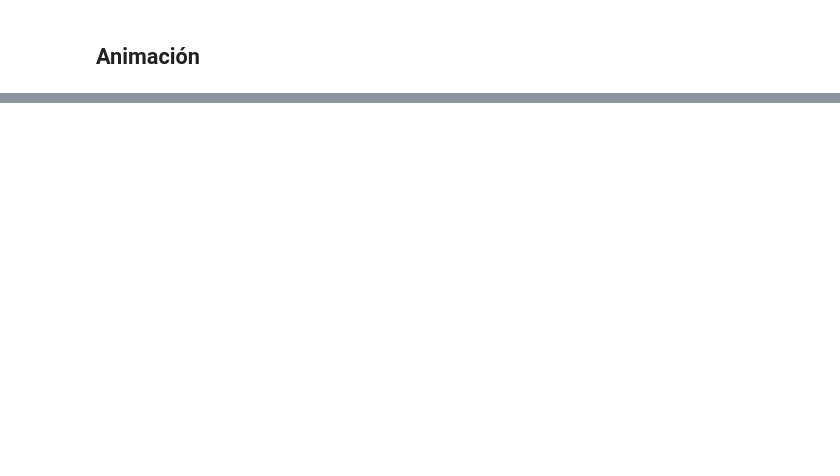
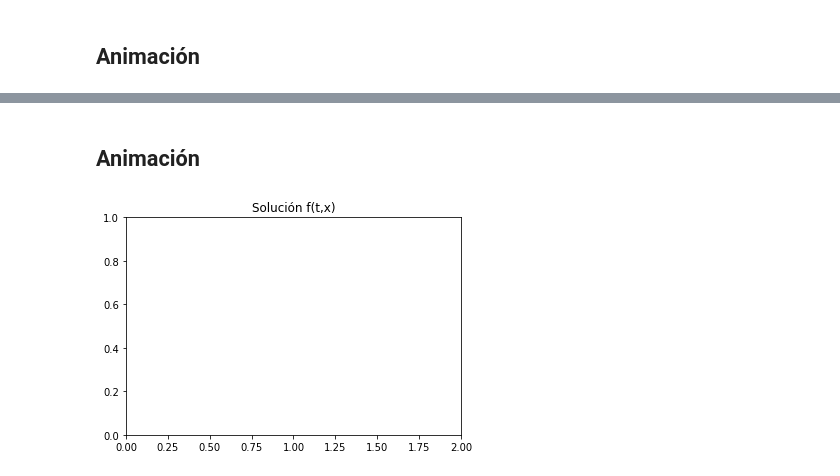
Before and after one commit to nicoavilan/Metodos-Numericos, a Jupyter notebook: Diferencias-finitas/EcCalor_1D_Dirichlet.ipynb, the cells around one changed output, grey strips where cells are left out. Cells and saved outputs as stored; diff of their text form; code cells hidden in the pictures; blank space fills up the shorter version.

```diff
--- a/Diferencias-finitas/EcCalor_1D_Dirichlet.ipynb
+++ b/Diferencias-finitas/EcCalor_1D_Dirichlet.ipynb
@@ -81,0 +89,33 @@ HTML(anim.to_html5_video())
+# %%
+fil = 500
+col = 20
+
+M = np.zeros((fil,col))
+#print(M)
+
+L = 2
+T = 5
+k = 0.1
+
+ht = T/(fil-1)
+hx = L/(col-1)
+print("ht=",ht)
+print("hx=",hx)
+
+x = np.linspace(0,2,col)
+M[0,10] = 1
+#M[0,:] = np.sin(np.pi*x/L).round(3)
+#print(M)
+
+plt.plot(x,M[0,:])
+plt.show()
+for n in range(fil-1):
+  for m in range(1,col-1):
+    M[n+1,m] = M[n,m] + (k*ht/hx**2)*(M[n,m+1] -2*M[n,m] + M[n,m-1])
+  M[n+1,0] = M[n+1,1]
+  M[n+1,-1] = M[n+1,-2]
+  plt.plot(x,M[n,:])
+plt.show()
+
+plt.plot(x,M[-100,:])
+plt.show()
@@ -81,0 +128,2 @@ HTML(anim.to_html5_video())
+# %% [markdown]
+## Animación
@@ -81,0 +133,10 @@ HTML(anim.to_html5_video())
+# %%
+fig, ax = plt.subplots()
+
+ax.set_xlim(( 0, L))
+ax.set_ylim((0, 1))
+
+line, = ax.plot([], [], lw=3, color="red")
+ax.set_title("Solución f(t,x)");
+# %% [output]
+[figure, added]
```
Also changed, not shown: parts of 14 cells of this notebook.
